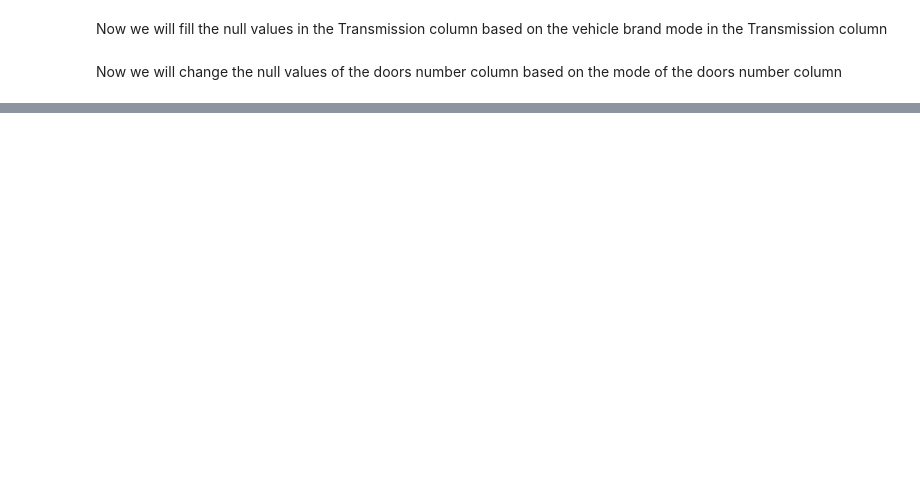
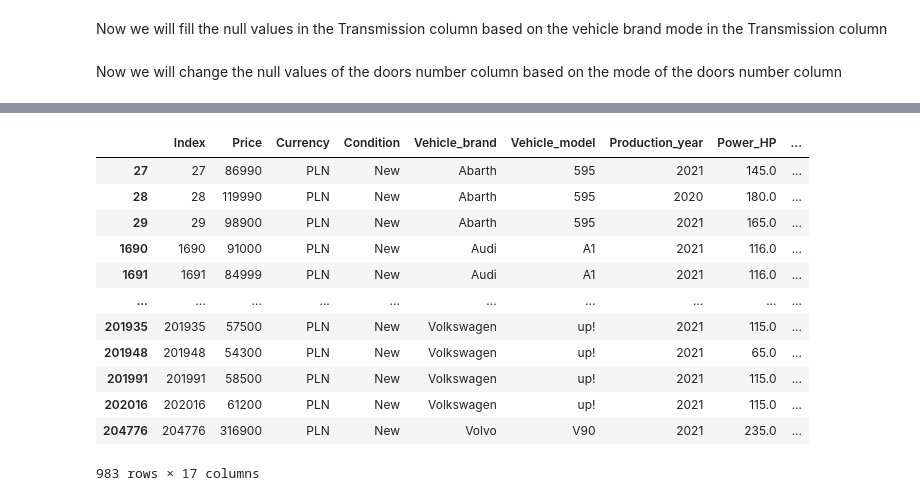
Before and after one commit to moeyad7/DEProject1, a Jupyter notebook: DEProject.ipynb, the cells around one changed output, grey strips where cells are left out. Drawn from its saved outputs; the diff is of its cells as text; code cells hidden in the pictures; blank space fills up the shorter version.

```diff
--- a/DEProject.ipynb
+++ b/DEProject.ipynb
@@ -301,0 +211,16 @@ df['Doors_number'] = df['Doors_number'].fillna(doorsMode)
+# %%
+y_pred
+# %% [output]
+|  | Index | Price | Currency | Condition | Vehicle_brand | Vehicle_model | Production_year | Power_HP | ... |
+| 27 | 27 | 86990 | PLN | New | Abarth | 595 | 2021 | 145.0 | ... |
+| 28 | 28 | 119990 | PLN | New | Abarth | 595 | 2020 | 180.0 | ... |
+| 29 | 29 | 98900 | PLN | New | Abarth | 595 | 2021 | 165.0 | ... |
+| 1690 | 1690 | 91000 | PLN | New | Audi | A1 | 2021 | 116.0 | ... |
+| 1691 | 1691 | 84999 | PLN | New | Audi | A1 | 2021 | 116.0 | ... |
+| ... | ... | ... | ... | ... | ... | ... | ... | ... | ... |
+| 201935 | 201935 | 57500 | PLN | New | Volkswagen | up! | 2021 | 115.0 | ... |
+| 201948 | 201948 | 54300 | PLN | New | Volkswagen | up! | 2021 | 65.0 | ... |
+| 201991 | 201991 | 58500 | PLN | New | Volkswagen | up! | 2021 | 115.0 | ... |
+| 202016 | 202016 | 61200 | PLN | New | Volkswagen | up! | 2021 | 115.0 | ... |
+| 204776 | 204776 | 316900 | PLN | New | Volvo | V90 | 2021 | 235.0 | ... |
+983 rows × 17 columns
```
Also changed, not shown: parts of 19 cells of this notebook.
